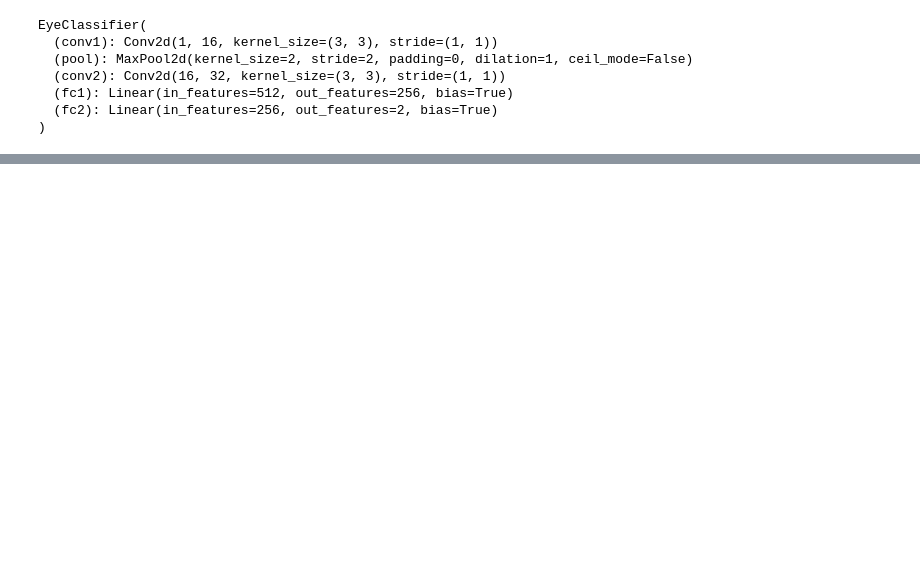
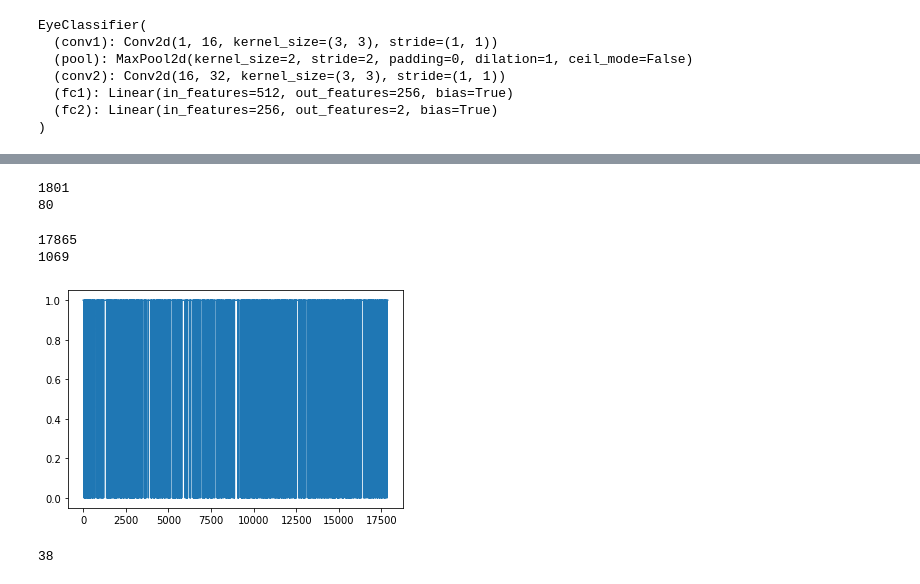
Before and after one commit to splouisliu/driver-drowsiness-detection, a Jupyter notebook: drowsiness_detection.ipynb, the cells around one changed output, grey strips where cells are left out. Drawn from its saved outputs; the diff is of its cells as text; code cells hidden in the pictures; blank space fills up the shorter version.

```diff
--- a/drowsiness_detection.ipynb
+++ b/drowsiness_detection.ipynb
@@ -118,3 +128,15 @@ def predict_eye_state(img):
     #print("Prediction:", pred)
 
     return pred
+# %%
+path = "d://UofT Winter 2021//APS360//v4//driver-drowsiness-detection-main//driver-drowsiness-detection-main//Sample Pictures//open.jpg"
+frame = cv2.imread(path)
+face, confidence = detect_face(frame)
+(x1, y1, x2, y2), eye_found = detect_eye(frame, face)
+if eye_found:
+    # Eye state classification
+    eye = frame[y1:y2, x1:x2]
+    eye = preprocess(eye)
+    pred = predict_eye_state(eye)
+    # perclos_list.append(pred)
+    print(pred)
@@ -121,19 +172,29 @@ def predict_eye_state(img):
 # %%
-cap = cv2.VideoCapture("./Datasets/DROZY/videos_i8/1-1.mp4")
+cap = cv2.VideoCapture("d://UofT Winter 2021//APS360//v4//driver-drowsiness-detection-main//driver-drowsiness-detection-main//Datasets//DROZY/videos_i8//1-2.mp4")
 #cap = cv2.VideoCapture("./Datasets/X/04/5.mp4")
 #cap = cv2.VideoCapture(0)
 
+perclos_list = []
+closed_list = []
+
+counter = 0
 while cap.isOpened():
+    if counter > 1799:
+        break
     ret, frame = cap.read()     # return status and image
-
     if not ret:
         print("Can't retreive frame")
         break
+    # print(ret)
+    # break
 
     time.sleep(0.05)             # too see blinks clearly
 
     # Face detection
     face, confidence = detect_face(frame)
+    # print(confidence)
+    # break
+
     if confidence > 0:
 
         # Eye detection
@@ -144,12 +205,13 @@ while cap.isOpened():
             eye = frame[y1:y2, x1:x2]
             eye = preprocess(eye)
             pred = predict_eye_state(eye)
+            perclos_list.append(pred)
 
-
-            """ Do stuff with PERCLOS"""
+            """ADD KSS IF AND ELSE STATEMENTS"""
 
             if(pred == 0):
                 cv2.putText(frame, "Closed", (x1, y1), cv2.FONT_HERSHEY_SIMPLEX, 0.8, (0, 0, 255), 2)
+                closed_list.append(pred)
 
         # Rectangle visuals
         cv2.rectangle(frame, (x1, y1), (x2, y2), (0, 255, 0), 1)
@@ -159,12 +221,42 @@ while cap.isOpened():
 
 
     # Display frame
-    cv2.imshow("img", frame)
+    # cv2.imshow("img", frame)
 
     # Exit window using "q" key
     if cv2.waitKey(1) == ord("q"):
         break
+    counter+=1
 
 
 cap.release()
 cv2.destroyAllWindows()
+
+print(len(perclos_list))
+print(len(closed_list))
+# %% [output]
+1801
+80
+# %%
+print(len(perclos_list))
+print(len(closed_list))
+# %% [output]
+17865
+1069
+# %%
+co = 0
+len(perclos_list)
+from matplotlib import pyplot as plt
+plt.plot(perclos_list)
+plt.show()
+# %% [output]
+[figure, added]
+# %%
+co
+
+# '''
+# Hypothesis: Assuming the amount of closure is indicated by the 'pred', the amount of zeros and
+# the amount of values less than 0.8 are the same that is 38.
+# '''
+# %% [output]
+38
```
Also changed, not shown: parts of 5 cells of this notebook.
